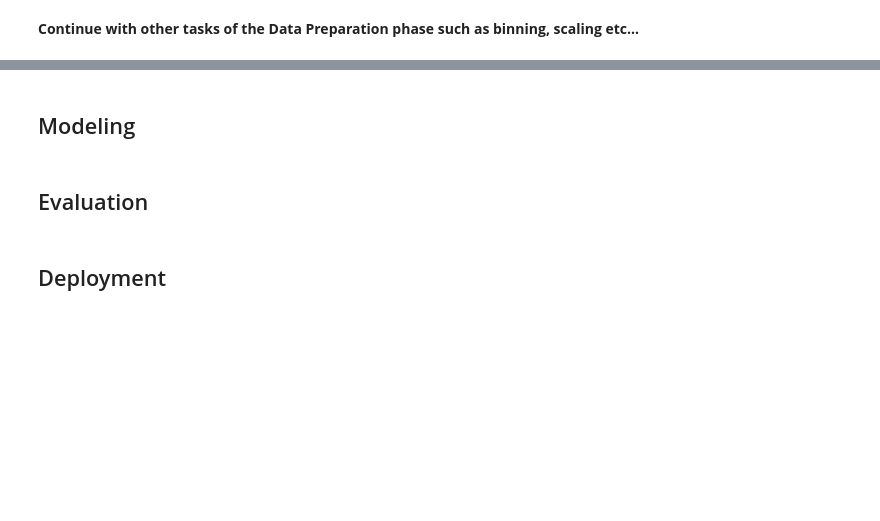
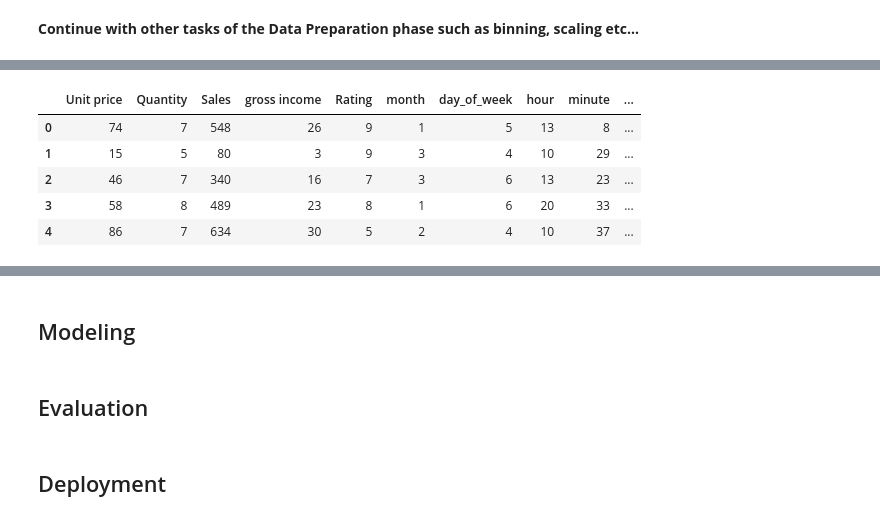
Before and after one commit to milialeksic/BI_ass3, a Jupyter notebook: template_notebool.ipynb, the cells around one changed output, grey strips where cells are left out. Drawn from its saved outputs; the diff is of its cells as text; code cells hidden in the pictures; blank space fills up the shorter version.

```diff
--- a/template_notebool.ipynb
+++ b/template_notebool.ipynb
@@ -1448,0 +1478,80 @@ engine.insert(handle_outliers_activity, prefixes=prefixes)
+# %%
+encode_code_writer = student_b
+
+def encode_categorical_features(df: pd.DataFrame) -> pd.DataFrame:
+    categorical_cols = [
+        'Branch',
+        'City',
+        'Customer type',
+        'Gender',
+        'Product line',
+        'Payment'
+    ]
+
+    encoded_df = pd.get_dummies(
+        df,
+        columns=categorical_cols,
+        drop_first=True
+    )
+    encoded_df = encoded_df.astype(int, errors='ignore')
+    return encoded_df
+
+
+start_time_enc = now()
+encoded_data = encode_categorical_features(datetime_feature_data)
+end_time_enc = now()
+
+display(encoded_data.head())
+display(encoded_data.columns)
+display(encoded_data.shape)
+
+
+enc_ass_uuid_executor = "f7a4e61b-9c2d-4f3e-8a1c-5d2b0e9f8026"
+
+encode_executor = [
+    f':encode_categorical_features prov:qualifiedAssociation :{enc_ass_uuid_executor} .',
+    f':{enc_ass_uuid_executor} prov:agent :{executed_by} .',
+    f':{enc_ass_uuid_executor} rdf:type prov:Association .',
+    f':{enc_ass_uuid_executor} prov:hadRole :{code_executor_role} .',
+]
+engine.insert(encode_executor, prefixes=prefixes)
+
+enc_ass_uuid_writer = "f7a4e61b-9c2d-4f3e-8a1c-5d2b0e9f8027"
+
+enc_comment = """
+Categorical attributes were transformed using One-Hot Encoding. The reason for it is to avoid introducing
+artificial ordering or distance assumptions, because this kind of categorical variables does not have ordinal relationship.
+This tries to ensure correct interpretation by regression models and improves model robustness.
+
+One-hot encoding was applied with drop_first=True, which results in implicit reference categories for each categorical variable.
+For example, Gender_Female and CustomerType_Member are represented as baseline (value 0) and they are not explicitly stored as separate variables.
+"""
+
+encode_activity = [
+    ':encode_categorical_features rdf:type prov:Activity .',
+    ':encode_categorical_features sc:isPartOf :data_preparation_phase .',
+    ':encode_categorical_features rdfs:comment "Data Preparation – One-Hot Encoding" .',
+    f':encode_categorical_features rdfs:comment """{enc_comment}""" .',
+    f':encode_categorical_features prov:startedAtTime "{start_time_enc}"^^xsd:dateTime .',
+    f':encode_categorical_features prov:endedAtTime "{end_time_enc}"^^xsd:dateTime .',
+
+    # Writer
+    f':encode_categorical_features prov:qualifiedAssociation :{enc_ass_uuid_writer} .',
+    f':{enc_ass_uuid_writer} prov:agent :{encode_code_writer} .',
+    f':{enc_ass_uuid_writer} rdf:type prov:Association .',
+    f':{enc_ass_uuid_writer} prov:hadRole :{code_writer_role} .',
+
+    # Input / Output
+    ':encode_categorical_features prov:used :filtered_data .',
+    ':encoded_data rdf:type prov:Entity .',
+    ':encoded_data prov:wasGeneratedBy :encode_categorical_features .',
+    ':encoded_data prov:wasDerivedFrom :filtered_data .',
+]
+engine.insert(encode_activity, prefixes=prefixes)
+# %% [output]
+|  | Unit price | Quantity | Sales | gross income | Rating | month | day_of_week | hour | minute | ... |
+| 0 | 74 | 7 | 548 | 26 | 9 | 1 | 5 | 13 | 8 | ... |
+| 1 | 15 | 5 | 80 | 3 | 9 | 3 | 4 | 10 | 29 | ... |
+| 2 | 46 | 7 | 340 | 16 | 7 | 3 | 6 | 13 | 23 | ... |
+| 3 | 58 | 8 | 489 | 23 | 8 | 1 | 6 | 20 | 33 | ... |
+| 4 | 86 | 7 | 634 | 30 | 5 | 2 | 4 | 10 | 37 | ... |
```
Also changed, not shown: parts of 24 cells of this notebook, 2 other files.
